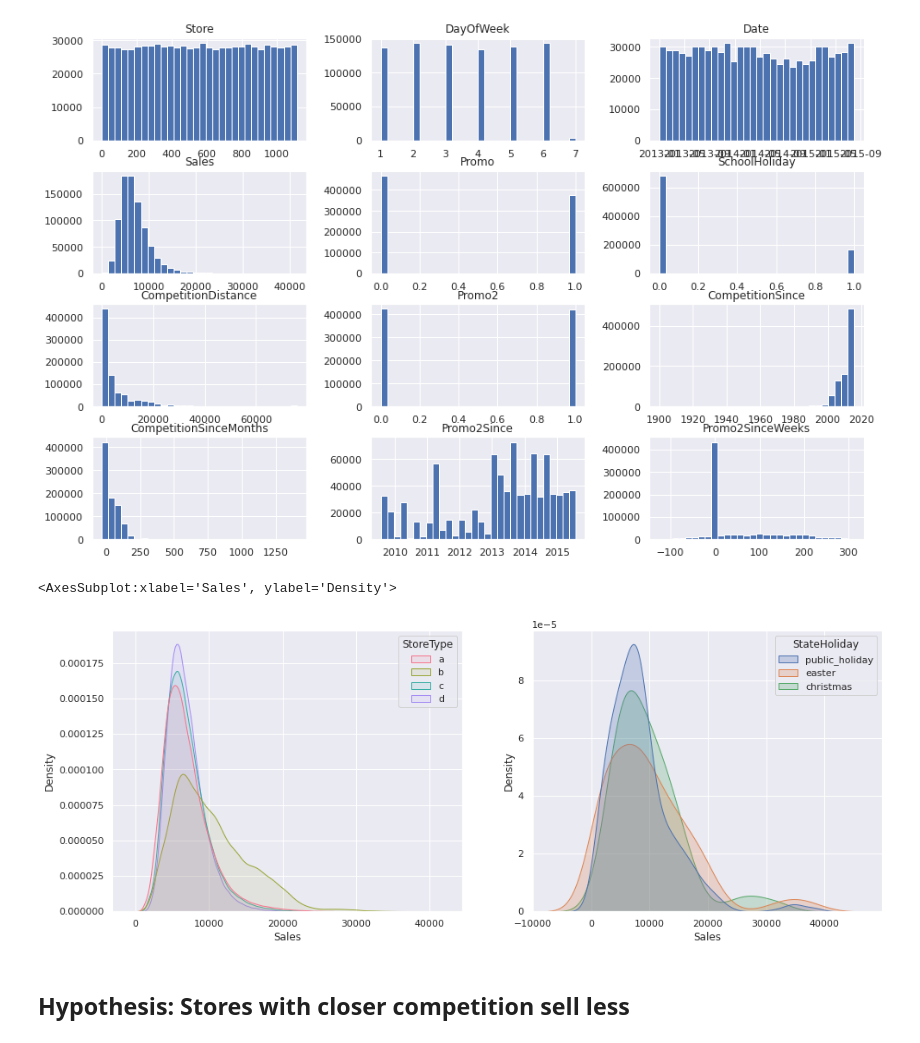
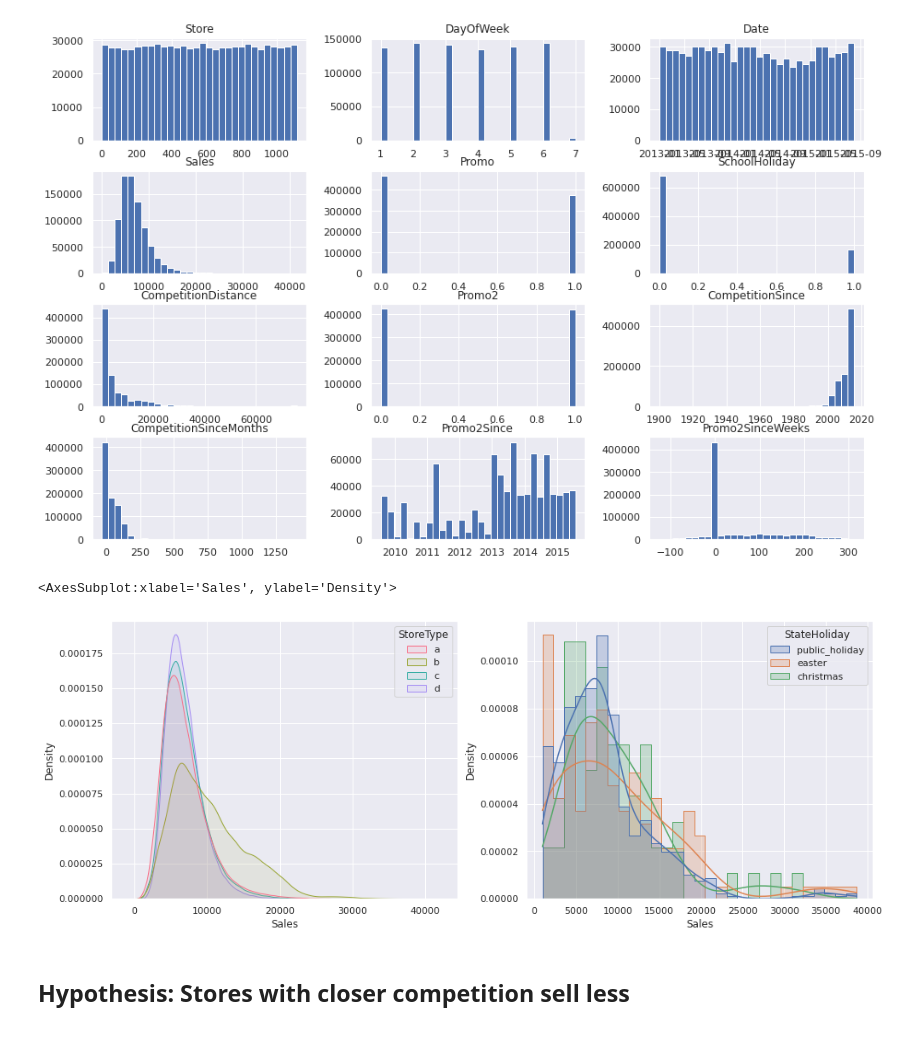
Before and after one commit to brenosakaguti/rossman-sales-prediction, a Jupyter notebook: rossman_sales_prediction.ipynb, the cells around one changed output. Saved outputs shown, nothing was run; the diff lists cells and outputs as text; code cells hidden in the pictures.

```diff
--- a/rossman_sales_prediction.ipynb
+++ b/rossman_sales_prediction.ipynb
@@ -13,3 +14,6 @@ df_store_raw = pd.read_csv("store.csv", low_memory=False)
+# %%
+plt.rcParams["figure.figsize"] = [9,6]
+sns.set_theme()
 # %% [markdown]
 # Data preparation
 # %% [markdown]
@@ -163,12 +166,12 @@ df3.hist(bins=30,figsize=(15,10));
 # %%
 fig, ax = plt.subplots(figsize=(16,6))
 plt.subplot(1,2,1)
 sns.kdeplot(data=df3, x="Sales", hue="StoreType", hue_order=["a","b","c","d"], common_norm=False, fill=True, alpha=0.1, palette="husl")
 plt.subplot(1,2,2)
-sns.kdeplot(data=df3[df3["StateHoliday"]!="0"], x="Sales", hue="StateHoliday", common_norm=False, fill=True)
+sns.histplot(data=df3[df3["StateHoliday"]!="0"], x="Sales", hue="StateHoliday", element="step", stat="density", common_norm=False, kde=True)
 # %% [output]
 <AxesSubplot:xlabel='Sales', ylabel='Density'>
-[figure, old version]
+[figure, new version]
 # %% [markdown]
 ## Hypothesis: Stores with closer competition sell less
 # %%
```
Also changed, not shown: parts of 24 cells of this notebook.
